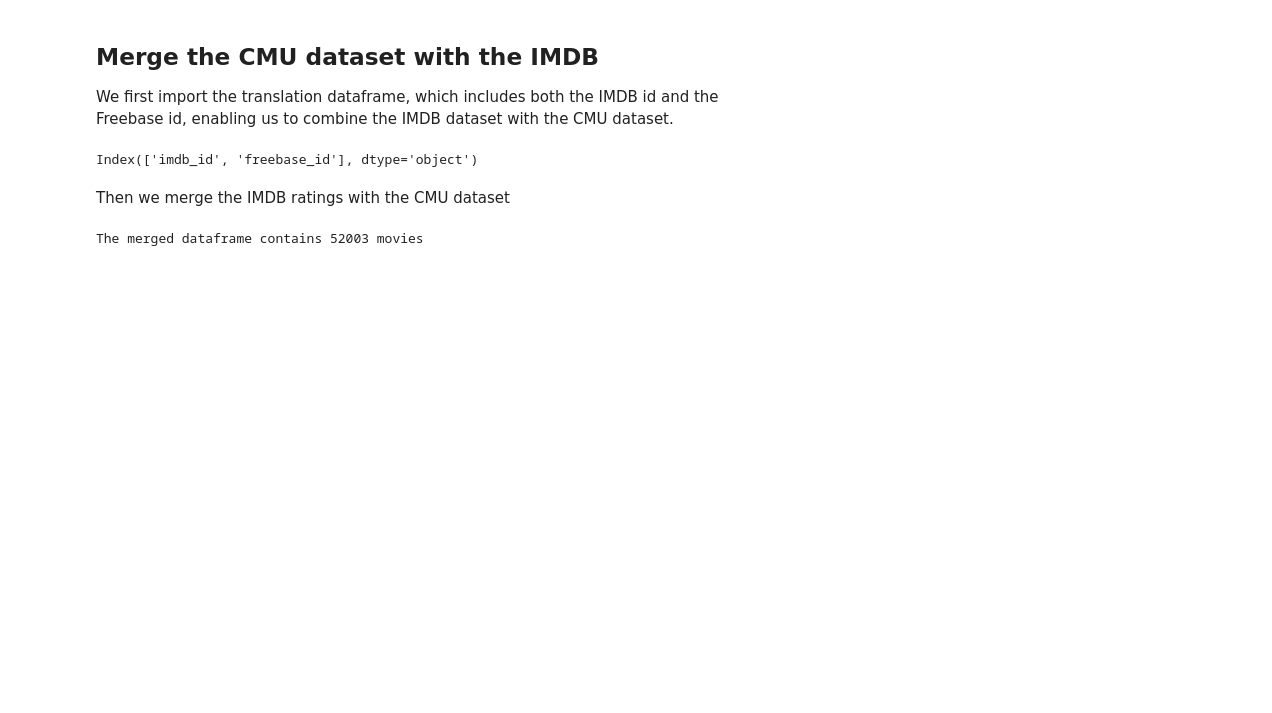
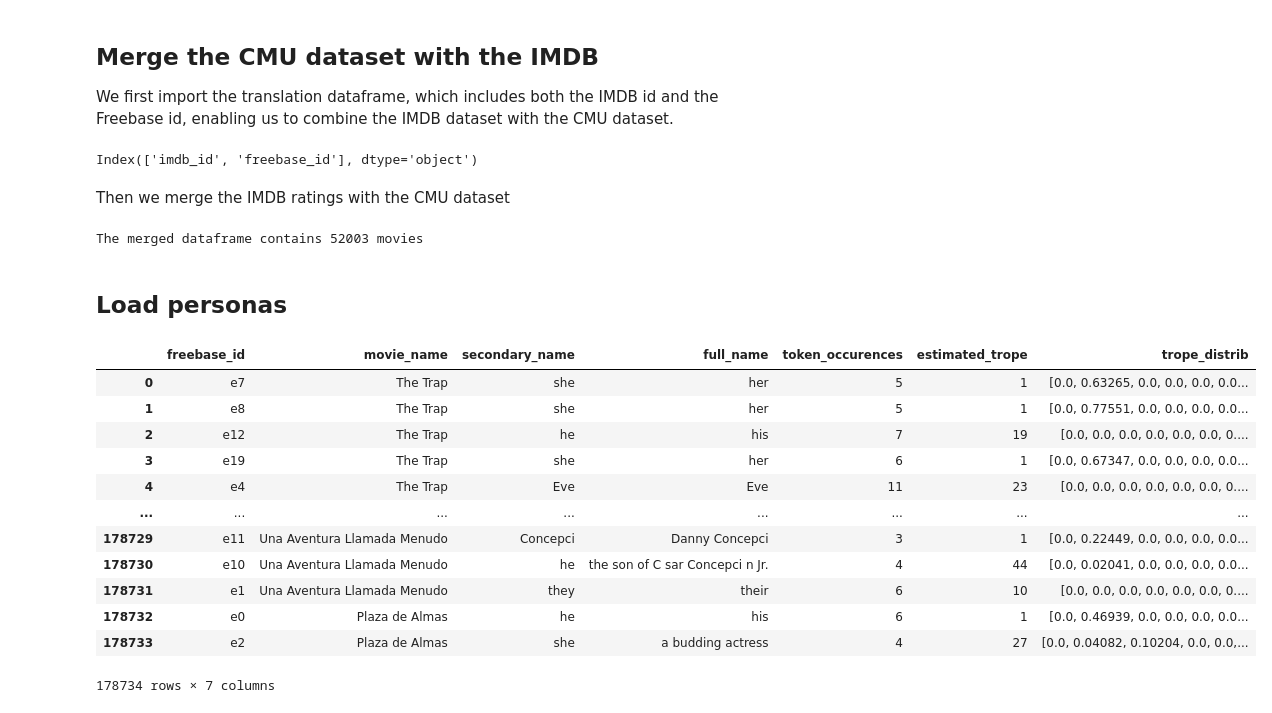
Before and after one commit to epfl-ada/ada-2023-project-advanceddataarsonists, a Jupyter notebook: data_exploring.ipynb, the cells around one changed output. Drawn from its saved outputs; the diff is of its cells as text; code cells hidden in the pictures; blank space fills up the shorter version.

Commit message:
Add personas dataframe loading (lots of missing data)

```diff
--- a/data_exploring.ipynb
+++ b/data_exploring.ipynb
@@ -158,3 +153,23 @@ merged_df = imdb_ratings_translated_df.merge(movies_df, how='inner', left_on='fr
 print(f"The merged dataframe contains {len(merged_df)} movies")
 # %% [output]
 The merged dataframe contains 52003 movies
+# %% [markdown]
+## Load personas
+# %%
+personas_df = load_personas()
+# %%
+personas_df
+# %% [output]
+|  | freebase_id | movie_name | secondary_name | full_name | token_occurences | estimated_trope | trope_distrib |
+| 0 | e7 | The Trap | she | her | 5 | 1 | [0.0, 0.63265, 0.0, 0.0, 0.0, 0.0... |
+| 1 | e8 | The Trap | she | her | 5 | 1 | [0.0, 0.77551, 0.0, 0.0, 0.0, 0.0... |
+| 2 | e12 | The Trap | he | his | 7 | 19 | [0.0, 0.0, 0.0, 0.0, 0.0, 0.0, 0.... |
+| 3 | e19 | The Trap | she | her | 6 | 1 | [0.0, 0.67347, 0.0, 0.0, 0.0, 0.0... |
+| 4 | e4 | The Trap | Eve | Eve | 11 | 23 | [0.0, 0.0, 0.0, 0.0, 0.0, 0.0, 0.... |
+| ... | ... | ... | ... | ... | ... | ... | ... |
+| 178729 | e11 | Una Aventura Llamada Menudo | Concepci | Danny Concepci | 3 | 1 | [0.0, 0.22449, 0.0, 0.0, 0.0, 0.0... |
+| 178730 | e10 | Una Aventura Llamada Menudo | he | the son of C sar Concepci n Jr. | 4 | 44 | [0.0, 0.02041, 0.0, 0.0, 0.0, 0.0... |
+| 178731 | e1 | Una Aventura Llamada Menudo | they | their | 6 | 10 | [0.0, 0.0, 0.0, 0.0, 0.0, 0.0, 0.... |
+| 178732 | e0 | Plaza de Almas | he | his | 6 | 1 | [0.0, 0.46939, 0.0, 0.0, 0.0, 0.0... |
+| 178733 | e2 | Plaza de Almas | she | a budding actress | 4 | 27 | [0.0, 0.04082, 0.10204, 0.0, 0.0,... |
+178734 rows × 7 columns
```
Also changed, not shown: parts of 8 cells of this notebook, 2 other files.
